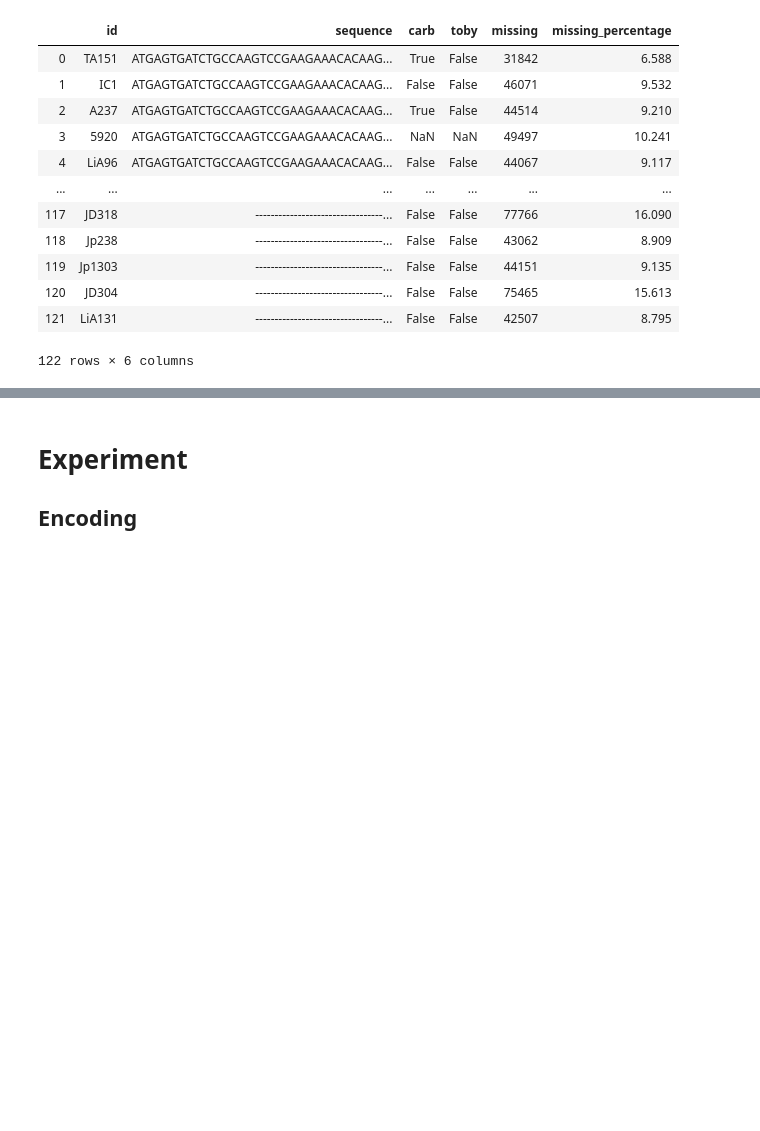
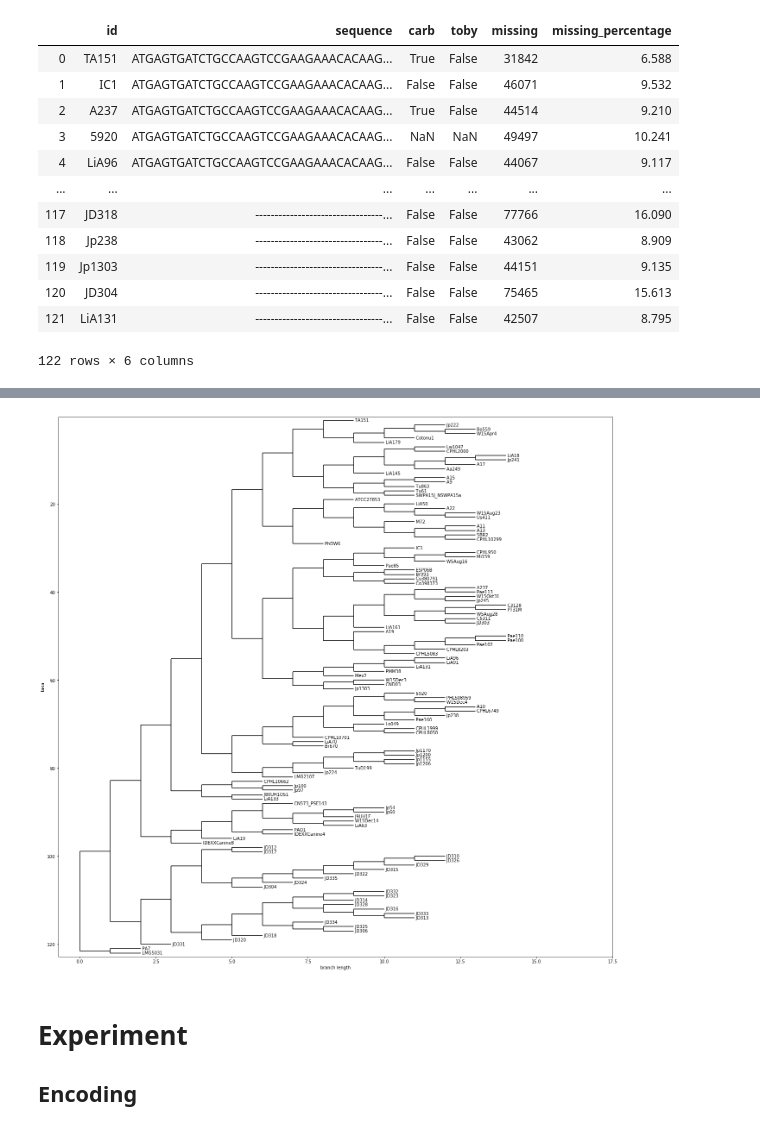
Before and after one commit to solislemuslab/dna-nn, a Jupyter notebook: zhaoyi/pseudomonas.ipynb, the cells around one changed output, grey strips where cells are left out. Drawn from its saved outputs; the diff is of its cells as text; code cells hidden in the pictures; blank space fills up the shorter version.

Commit message:
build pseudo phylogenetic tree

```diff
--- a/zhaoyi/pseudomonas.ipynb
+++ b/zhaoyi/pseudomonas.ipynb
@@ -152,3 +428,10 @@ True
+# %%
+# visualize tree with biopython and matplotlib
+tree = Phylo.read('pseudo_tree.dnd', format='newick')
+plt.figure(figsize=(23, 23))
+Phylo.draw(tree, axes=plt.gca())
+# %% [output]
+[figure, added]
 # %% [markdown]
 # Experiment
 
```
Also changed, not shown: parts of 58 cells of this notebook, 3 other files.
